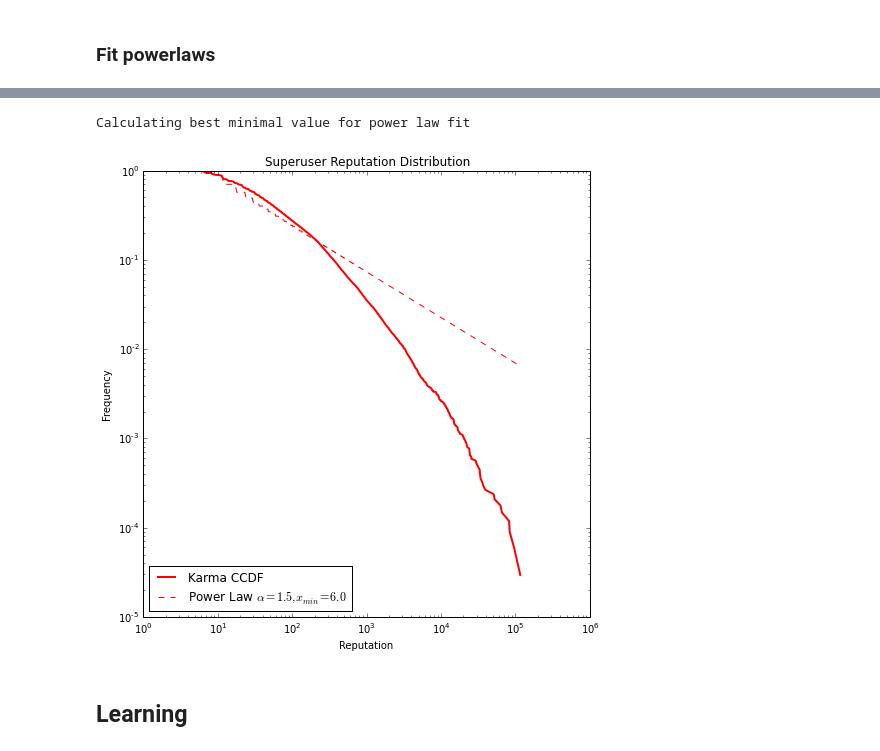
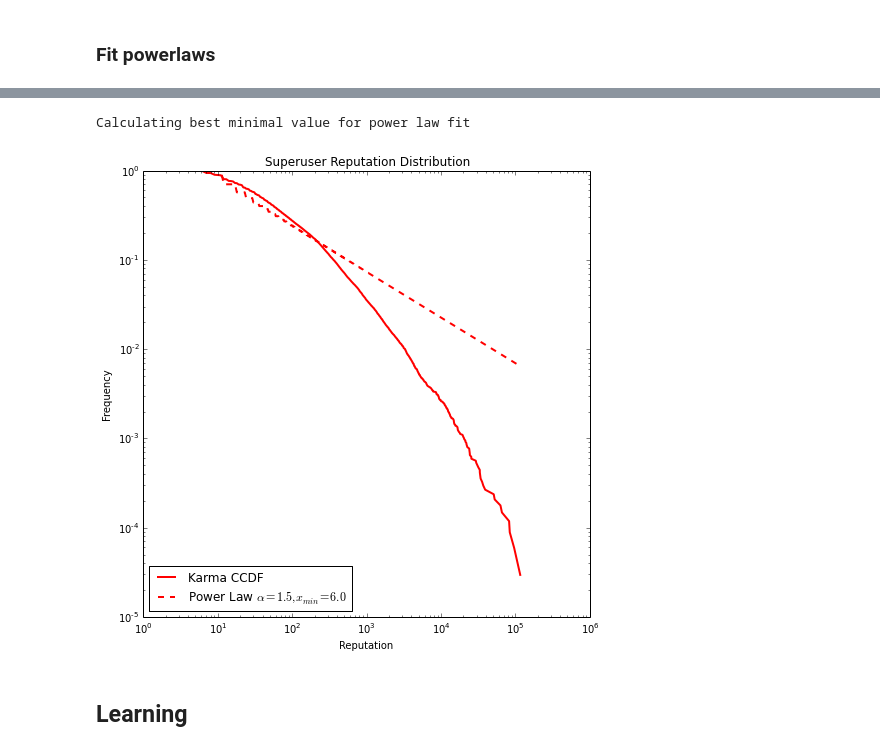
Before and after one commit to turtlesoupy/karma-prediction-cs224w, a Jupyter notebook: ipython/Karma.ipynb, the cells around one changed output, grey strips where cells are left out. Cells and saved outputs as stored; diff of their text form; code cells hidden in the pictures.

```diff
--- a/ipython/Karma.ipynb
+++ b/ipython/Karma.ipynb
@@ -139,19 +141,19 @@ Calculating best minimal value for power law fit
 # %%
 fit = powerlaw.Fit([max(e - 100, 1) for e in su_reputations if e > 0])
 fig = plt.figure(figsize=(8,8))
 ax = fig.add_subplot(111)
 fit.plot_ccdf(color='r', linewidth=2, label="Karma CCDF", ax=ax)
-fit.power_law.plot_ccdf(color='r', linestyle='--', ax=ax,
+fit.power_law.plot_ccdf(color='r', linewidth=2, linestyle='--', ax=ax,
                         label=r"Power Law $\alpha=%.1f,x_{min}=%.1f$" % (fit.power_law.alpha, fit.power_law.xmin))
 ax.set_title("Superuser Reputation Distribution")
 ax.set_xlabel("Reputation")
 ax.set_ylabel("Frequency")
 ax.set_xlim(xmin=1)
 ax.legend(loc="lower left")
 fig.savefig(os.path.join(FIGURES_DIR, "su_karma_distribution.pdf"))
 # %% [output]
 Calculating best minimal value for power law fit
-[figure, old version]
+[figure, new version]
 # %% [markdown]
 ## Learning
 # %% [markdown]
```
Also changed, not shown: parts of 4 cells of this notebook, 5 other files.
